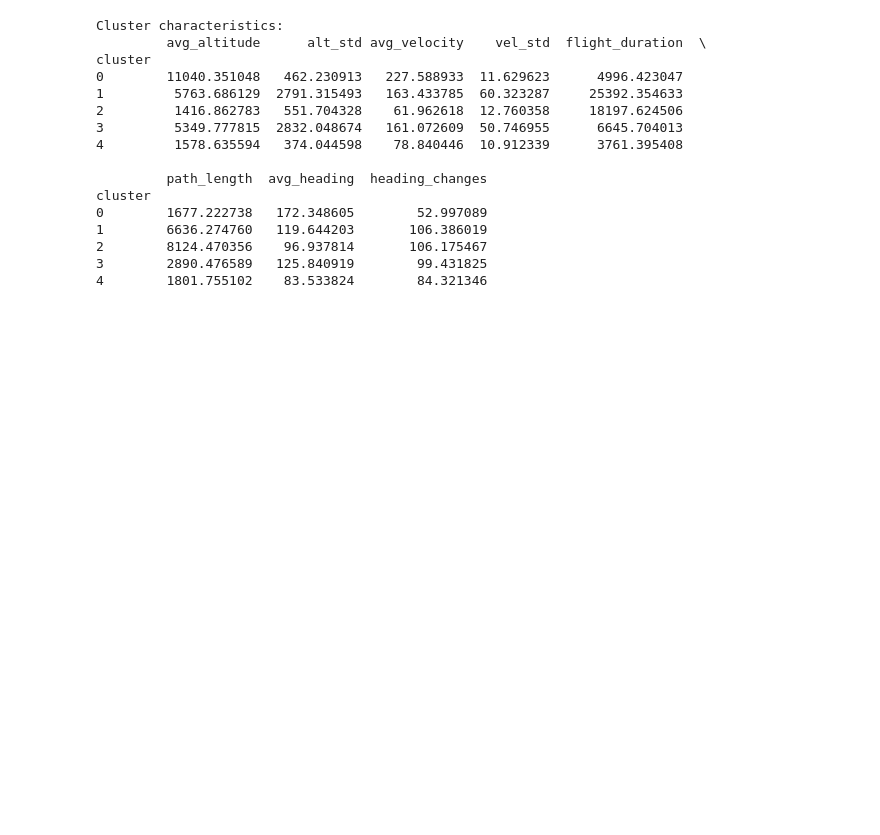
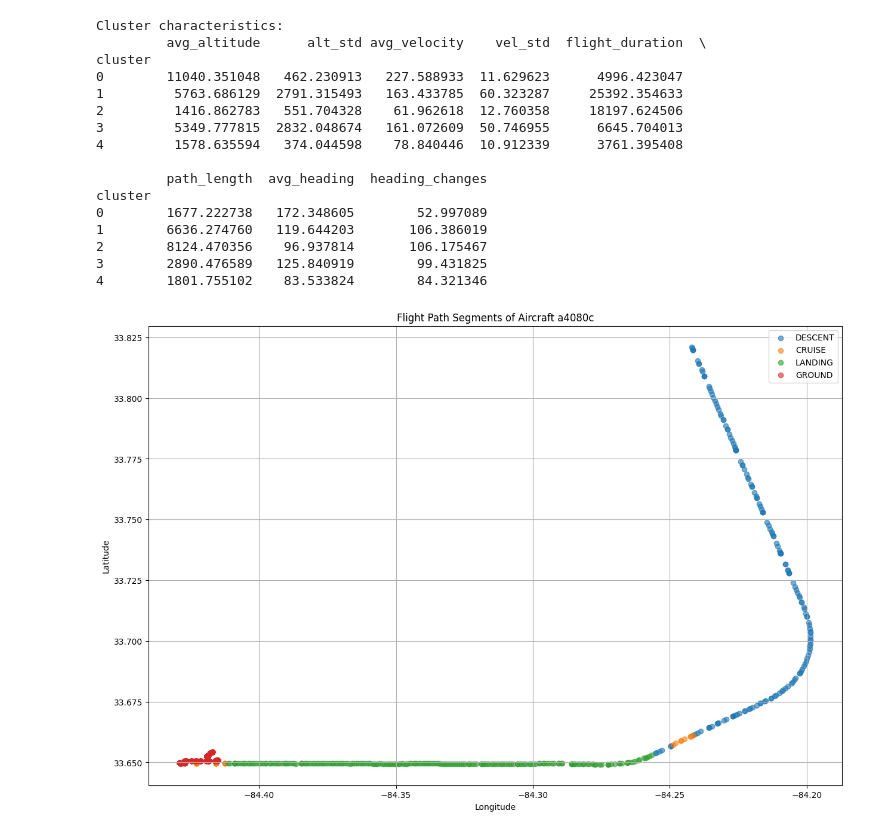
Before and after one commit to mabbts/Aviation-Milestone2-Project, a Jupyter notebook: notebooks/julien-hovan/playground.ipynb, the cells around one changed output. Drawn from its saved outputs; the diff is of its cells as text; code cells hidden in the pictures; blank space fills up the shorter version.

```diff
--- a/notebooks/julien-hovan/playground.ipynb
+++ b/notebooks/julien-hovan/playground.ipynb
@@ -336,3 +378,93 @@ cluster
 2        8124.470356    96.937814       106.175467
 3        2890.476589   125.840919        99.431825
 4        1801.755102    83.533824        84.321346
+# %%
+# First, let's create a function to identify flight phases
+def identify_flight_phase(row, prev_row=None):
+    """
+    Identify flight phase based on current and previous state
+
+    Flight phases:
+    - GROUND: Aircraft is on ground
+    - TAKEOFF: Initial climb from ground
+    - CLIMB: Climbing to cruise altitude
+    - CRUISE: Level flight at high altitude
+    - DESCENT: Decreasing altitude
+    - LANDING: Final approach to ground
+    """
+
+    # Constants for classification
+    CLIMB_THRESHOLD = 2.0  # m/s vertical rate
+    DESCENT_THRESHOLD = -2.0  # m/s vertical rate
+    GROUND_ALTITUDE_THRESHOLD = 50  # meters
+
+    # If aircraft is on ground
+    if row['onground'] or row['altitude'] < GROUND_ALTITUDE_THRESHOLD:
+        return 'GROUND'
+
+    # If no previous row, can only use current row information
+    if prev_row is None:
+        if row['vertrate'] > CLIMB_THRESHOLD:
+            return 'CLIMB'
+        elif row['vertrate'] < DESCENT_THRESHOLD:
+            return 'DESCENT'
+        else:
+            return 'CRUISE'
+
+    # Using both current and previous state
+    if row['vertrate'] > CLIMB_THRESHOLD:
+        if prev_row['onground'] or prev_row['altitude'] < GROUND_ALTITUDE_THRESHOLD:
+            return 'TAKEOFF'
+        return 'CLIMB'
+
+    elif row['vertrate'] < DESCENT_THRESHOLD:
+        if row['altitude'] < 1000:  # Below 1000m and descending
+            return 'LANDING'
+        return 'DESCENT'
+
+    return 'CRUISE'
+
+# Apply the phase identification to a single aircraft trajectory
+def segment_trajectory(aircraft_df):
+    """
+    Segment a single aircraft's trajectory into flight phases
+    """
+    # Sort by time to ensure proper sequence
+    aircraft_df = aircraft_df.sort_values('time').copy()
+
+    # Initialize phases list
+    phases = []
+    prev_row = None
+
+    # Identify phase for each point
+    for _, row in aircraft_df.iterrows():
+        phase = identify_flight_phase(row, prev_row)
+        phases.append(phase)
+        prev_row = row
+
+    aircraft_df['flight_phase'] = phases
+    return aircraft_df
+
+# Let's apply this to your single aircraft example
+icao24_to_track = 'a4080c'
+single_aircraft = df[df['icao24'] == icao24_to_track].copy()
+segmented_trajectory = segment_trajectory(single_aircraft)
+
+# Visualize the segmented trajectory
+plt.figure(figsize=(15, 10))
+
+# Create a scatter plot colored by flight phase
+for phase in segmented_trajectory['flight_phase'].unique():
+    mask = segmented_trajectory['flight_phase'] == phase
+    segment = segmented_trajectory[mask]
+    plt.scatter(segment['longitude'], segment['latitude'],
+               label=phase, alpha=0.6)
+
+plt.title(f'Flight Path Segments of Aircraft {icao24_to_track}')
+plt.xlabel('Longitude')
+plt.ylabel('Latitude')
+plt.grid(True)
+plt.legend()
+plt.show()
+# %% [output]
+[figure, added]
```
Also changed, not shown: parts of 5 cells of this notebook, 1 other file.
